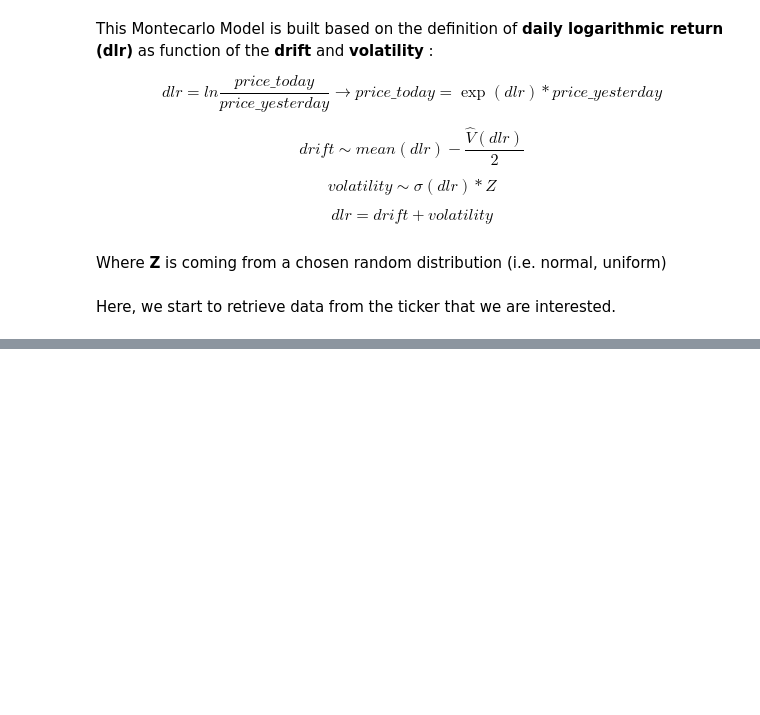
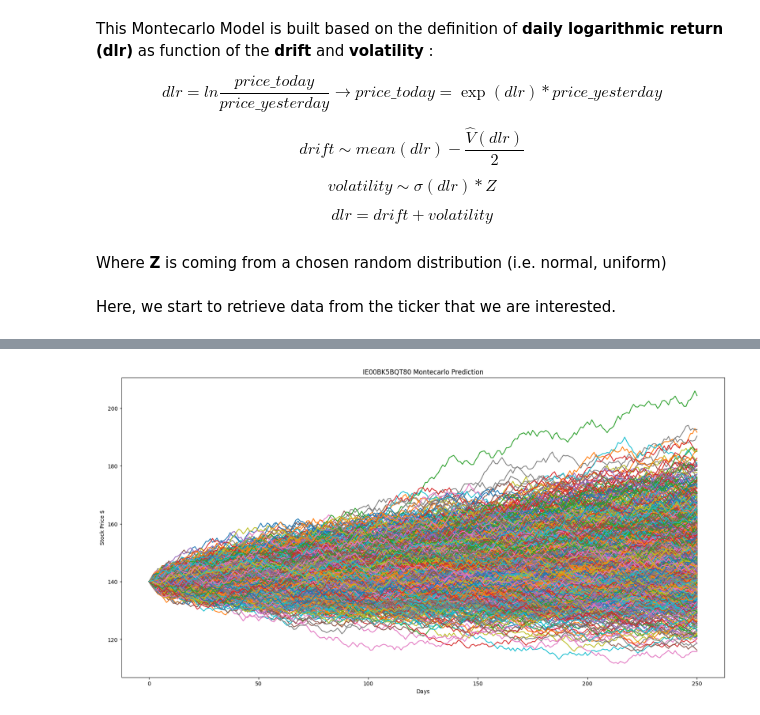
Before and after one commit to giuseppedavidde/MyGITprj, a Jupyter notebook: Montecarlo_Model.ipynb, the cells around one changed output, grey strips where cells are left out. Cells and saved outputs as stored; diff of their text form; code cells hidden in the pictures; blank space fills up the shorter version.

```diff
--- a/Montecarlo_Model.ipynb
+++ b/Montecarlo_Model.ipynb
@@ -132,10 +138,18 @@ stock_prices      = (stock_dataFrame["stock_price"])
 logret      = np.log(stock_prices/stock_prices.shift(1))
 
 ## Drift and Volatility
-number_simulation = 10**7
+number_simulation = 10**6
 
-## Z           = np.random.uniform(-1,+1,number_simulation)
-Z           = np.random.normal(0,1,(number_simulation))
+uniform_or_normal = "normal"
 
-drift       = np.mean(logret) - - np.var(logret)/2
+if uniform_or_normal == "uniform":
+    Z           = np.random.uniform(-1,+1,number_simulation)
+    est_error   = np.std(logret)/np.sqrt(number_simulation)
+else:
+    Z           = np.random.normal(0,1,(number_simulation))
+    est_error   = 3*np.std(logret)/np.sqrt(number_simulation)
+
+drift       = np.mean(logret) - np.var(logret)/2
 volatility  = np.std(logret) * Z
+
+print(f"With {uniform_or_normal} distribution , your error is : {est_error}")
@@ -154,0 +185,71 @@ dtype: float64
+# %%
+## Drift and Volatility
+## fp = future predictions
+
+number_simulation_fp = 10**6
+days_to_predict_fp   = 250
+
+uniform_or_normal = "uniform"
+
+if uniform_or_normal == "uniform":
+    Z_fp           = np.random.uniform(-1,+1,(days_to_predict_fp,number_simulation_fp))
+    est_error_fp   = np.std(logret)/np.sqrt(number_simulation_fp)
+else:
+    Z_fp           = np.random.normal(0,1,(days_to_predict_fp,number_simulation_fp))
+    est_error_fp   = 3*np.std(logret)/np.sqrt(number_simulation)
+
+
+print(f"With {uniform_or_normal} distribution , your error is : {est_error_fp}")
+
+## Array with rows = days_to_predict , columns = number_simulation_fp
+
+## Z_fp           = np.random.normal(0,1,((days_to_predict_fp,number_simulation_fp)))
+
+# drift       = np.mean(logret) - np.var(logret)/2 --> it is not affected by the number of days to predict
+
+volatility_fp  = np.std(logret) * Z_fp
+
+## Just to have exponential daily return as pdDataFrame for further calculations
+
+exponential_daily_logarithmic_return = np.exp(drift+volatility_fp)
+
+df_exponential_daily_logarithmic_return = pd.DataFrame(exponential_daily_logarithmic_return)
+
+## pd.DataFrame for future_prices ---> n_rows = days_to_predict_fp + 1 (because row = 0 is filled with the latest price retrieved from Yahoo Finance) , n_colums = number_simulation_fp
+
+future_prices = pd.DataFrame(np.zeros((days_to_predict_fp+1,number_simulation_fp)))
+
+future_prices.iloc[0] = stock_prices.iloc[-1] ## Last stock price from Yf
+
+## We implement the formula described at the beginning
+
+for i in range (1,days_to_predict_fp+1):
+    future_prices.iloc[i] = future_prices.iloc[i-1] * df_exponential_daily_logarithmic_return.iloc[i-1]
+
+future_prices.plot(title=f"{stock_under_test} Montecarlo Prediction",ylabel="Stock Price $",xlabel="Days",figsize=(20,10),legend=None)
+
+#future_prices.plot(kind='hist',bins= 100, title=f"{stock_under_test} Montecarlo Prediction",figsize=(20,10),xlabel="Days",ylabel="Stock Price $",legend=None)
+
+# Array that contains the average of each row of future_prices
+array_mean_future_prices = future_prices.mean()
+
+# Simulations above the average
+sims_above_average = (future_prices.mean() >= array_mean_future_prices.mean()).sum()
+# Simulations below the average
+sims_below_average = (future_prices.mean() < array_mean_future_prices.mean()).sum()
+
+# Simulations above last price
+sims_above_last_price = (future_prices.mean() >= stock_prices.iloc[-1]).sum()
+# Simulations below last price
+sims_below_last_price = (future_prices.mean() < stock_prices.iloc[-1]).sum()
+
+
+
+# Comparison respect to the last value of stock_prices
+gain_future_prices = ((array_mean_future_prices.mean() - stock_prices.iloc[-1])/(stock_prices.iloc[-1]))*100
+
+print(f"Estimated Average Stock price : {array_mean_future_prices.mean()}")
+print(f"Simulations above the estimated average : {sims_above_average} , below the estimated average : {sims_below_average}")
+print(f"Simulations above the last price : {sims_above_last_price} , below the last price : {sims_below_last_price}")
+print(f"Estimated Average Gain for {days_to_predict_fp} days and {number_simulation_fp} number_simulation is : {gain_future_prices} % ")
+# %% [output]
@@ -154,0 +261 @@ dtype: float64
+[figure, added]
```
Also changed, not shown: parts of 8 cells of this notebook.
